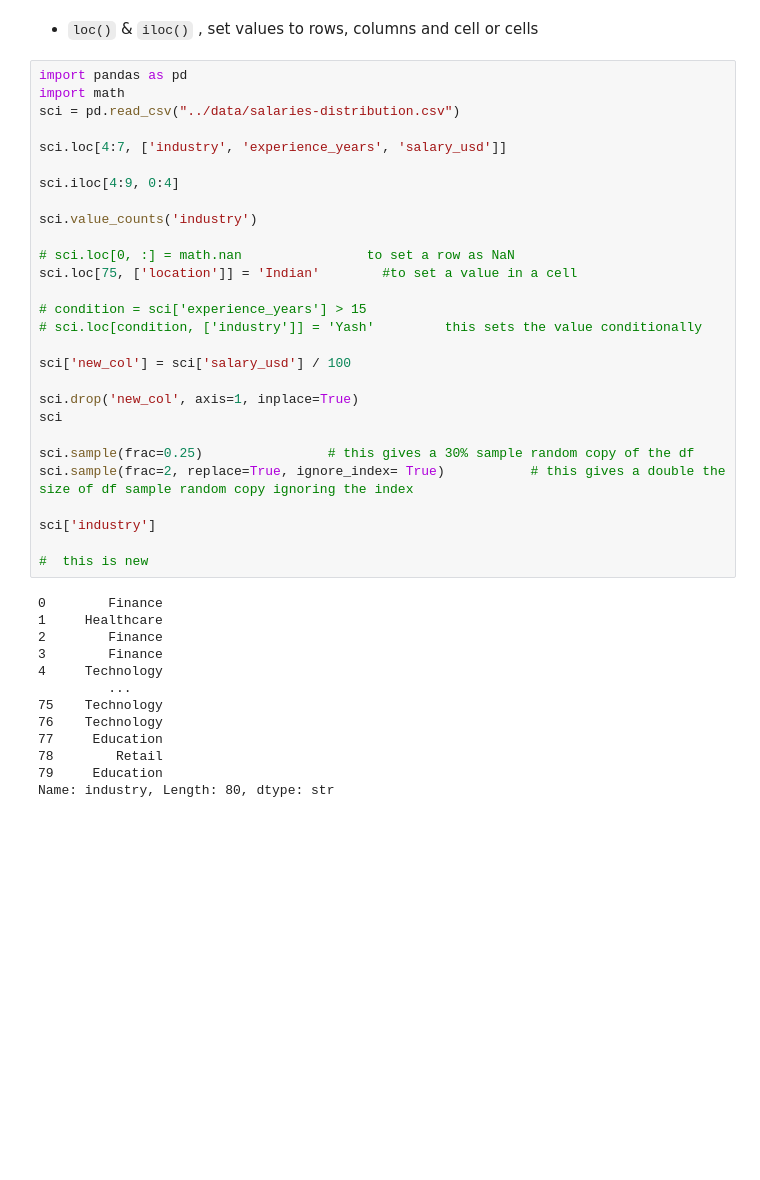
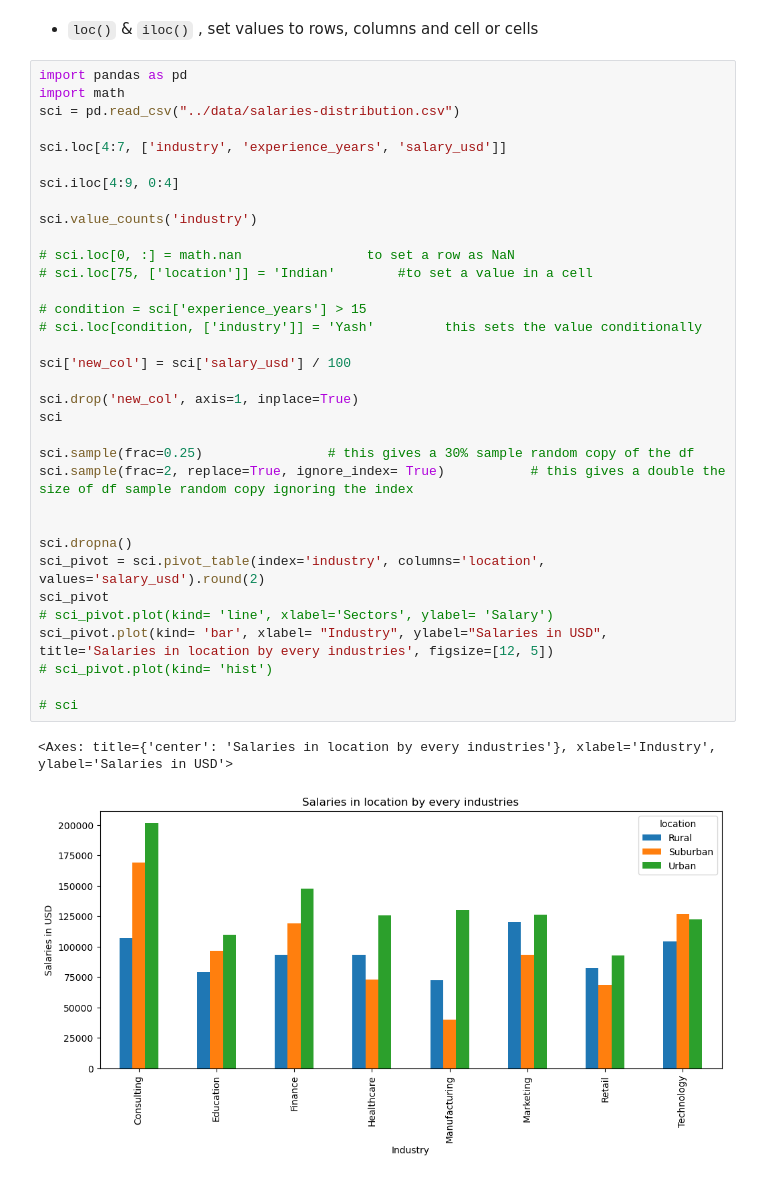
Before and after one commit to YashrajCodex/PythonAI_YCODEX_STUDY, a Jupyter notebook: Project_4/notebooks/dataset4.ipynb, the cells around one changed output. Saved outputs shown, nothing was run; the diff lists cells and outputs as text; blank space fills up the shorter version.

Commit message:
made a pivot table and charts

```diff
--- a/Project_4/notebooks/dataset4.ipynb
+++ b/Project_4/notebooks/dataset4.ipynb
@@ -3,41 +3,37 @@
 # %%
 import pandas as pd
 import math
 sci = pd.read_csv("../data/salaries-distribution.csv")
 
 sci.loc[4:7, ['industry', 'experience_years', 'salary_usd']]
 
 sci.iloc[4:9, 0:4]
 
 sci.value_counts('industry')
 
 # sci.loc[0, :] = math.nan                to set a row as NaN
-sci.loc[75, ['location']] = 'Indian'        #to set a value in a cell
+# sci.loc[75, ['location']] = 'Indian'        #to set a value in a cell
 
 # condition = sci['experience_years'] > 15
 # sci.loc[condition, ['industry']] = 'Yash'         this sets the value conditionally
 
 sci['new_col'] = sci['salary_usd'] / 100
 
 sci.drop('new_col', axis=1, inplace=True)
 sci
 
 sci.sample(frac=0.25)                # this gives a 30% sample random copy of the df
 sci.sample(frac=2, replace=True, ignore_index= True)           # this gives a double the size of df sample random copy ignoring the index
 
-sci['industry']
 
-#  this is new
+sci.dropna()
+sci_pivot = sci.pivot_table(index='industry', columns='location', values='salary_usd').round(2)
+sci_pivot
+# sci_pivot.plot(kind= 'line', xlabel='Sectors', ylabel= 'Salary')
+sci_pivot.plot(kind= 'bar', xlabel= "Industry", ylabel="Salaries in USD", title='Salaries in location by every industries', figsize=[12, 5])
+# sci_pivot.plot(kind= 'hist')
+
+# sci
 # %% [output]
-0        Finance
-1     Healthcare
-2        Finance
-3        Finance
-4     Technology
-         ...
-75    Technology
-76    Technology
-77     Education
-78        Retail
-79     Education
-Name: industry, Length: 80, dtype: str
+<Axes: title={'center': 'Salaries in location by every industries'}, xlabel='Industry', ylabel='Salaries in USD'>
+[figure, added]
```
Also changed, not shown: 1 other file.
